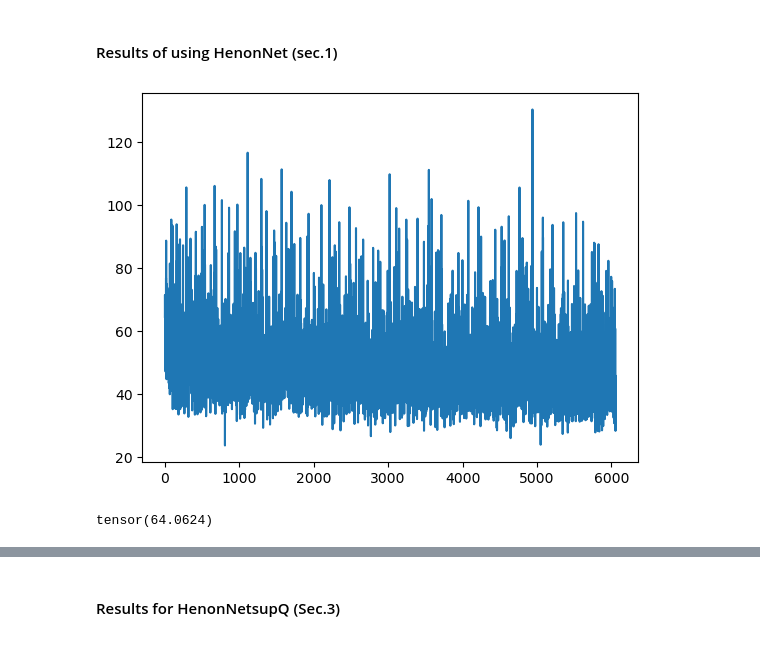
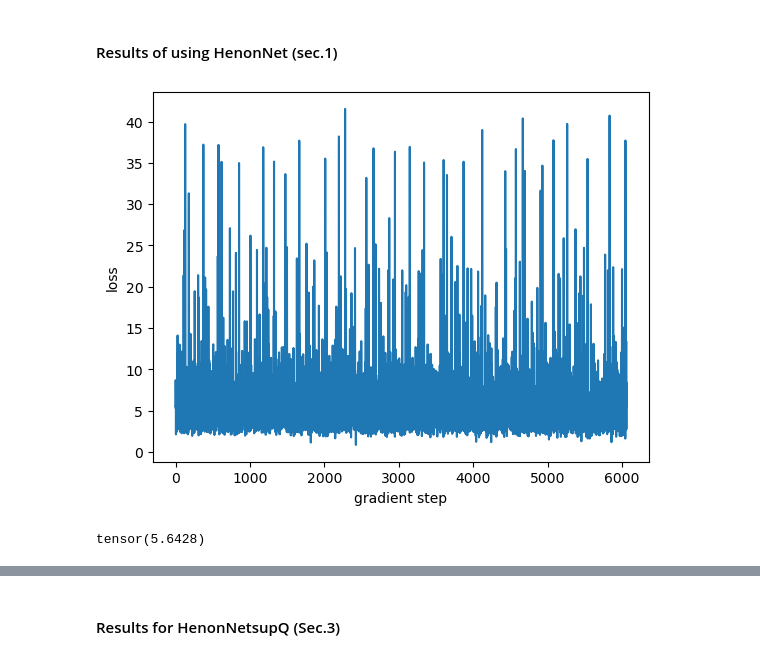
Before and after one commit to nhuang37/symplectic_map, a Jupyter notebook: plot_result.ipynb, the cells around one changed output, grey strips where cells are left out. Drawn from its saved outputs; the diff is of its cells as text; code cells hidden in the pictures.

```diff
--- a/plot_result.ipynb
+++ b/plot_result.ipynb
@@ -90,0 +145,5 @@ def load_data_supQ(file_path, data_path):
+# %%
+file_path = f"results/_layer={num_layers}_hid={hid_dim}_lr=0.01_tie=False_ep=30/save_file.pkl"
+data_path = "data_1D_dim=2.pkl"
+#xv_pred, X_o, V_o, X, V, Q, train_loss = load_data(file_path, data_path)
+xv_pred, xv_out, xv, Q, train_loss = load_data(file_path, data_path)
@@ -91,11 +170,9 @@ def load_data_supQ(file_path, data_path):
 # %% [markdown]
 #### Results of using HenonNet (sec.1)
-# %%
-file_path = "results/_layer=4_hid=4_lr=0.01_tie=False_ep=30/save_file.pkl"
-data_path = "data_1D_dim=2.pkl"
-xv_pred, X_o, V_o, X, V, Q, train_loss = load_data(file_path, data_path)
 # %%
 plt.plot(train_loss)
+plt.xlabel('gradient step')
+plt.ylabel('loss')
 plt.show()
 # %% [output]
-[figure, old version]
+[figure, new version]
@@ -105,4 +179,4 @@ XV_out , XVout_mean, XVout_std= load_variables(X_o, V_o)
 # %%
-F.mse_loss(XV, XV_out) ##baseline=identity map without any training
+F.mse_loss(xv, xv_out) ##baseline=identity map without any training
 # %% [output]
-tensor(64.0624)
+tensor(5.6428)
```
Also changed, not shown: parts of 13 cells of this notebook.
